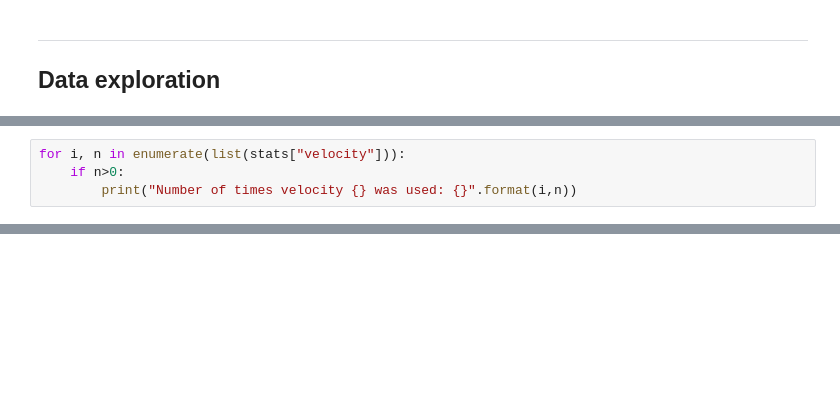
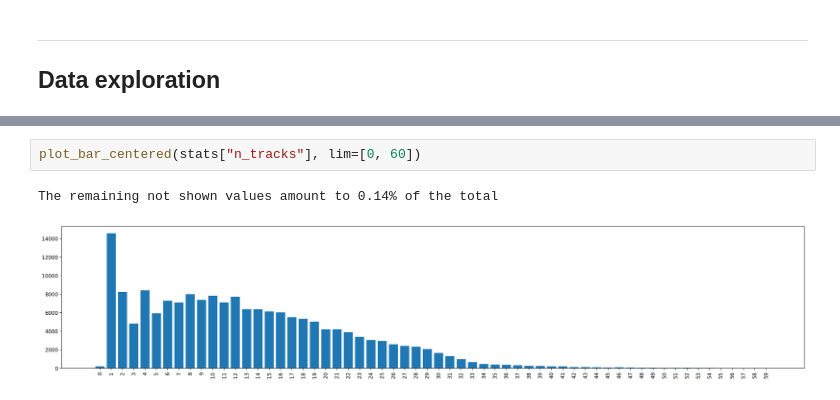
Before and after one commit to MarcelloCeresini/MusicGeneration, a Jupyter notebook: src/dataset.ipynb, the cells around one changed output, grey strips where cells are left out. Drawn from its saved outputs; the diff is of its cells as text; blank space fills up the shorter version.

```diff
--- a/src/dataset.ipynb
+++ b/src/dataset.ipynb
@@ -173,4 +159,0 @@ plt.xticks(ticks=range(0,max_idx-min_idx), labels=range(min_idx, max_idx), rotat
-# %%
-for i, n in enumerate(list(stats["velocity"])):
-    if n>0:
-        print("Number of times velocity {} was used: {}".format(i,n))
@@ -259,0 +205,5 @@ for i in arr:
+# %%
+plot_bar_centered(stats["n_tracks"], lim=[0, 60])
+# %% [output]
+The remaining not shown values amount to 0.14% of the total
+[figure, added]
```
Also changed, not shown: parts of 30 cells of this notebook, 2 other files.
